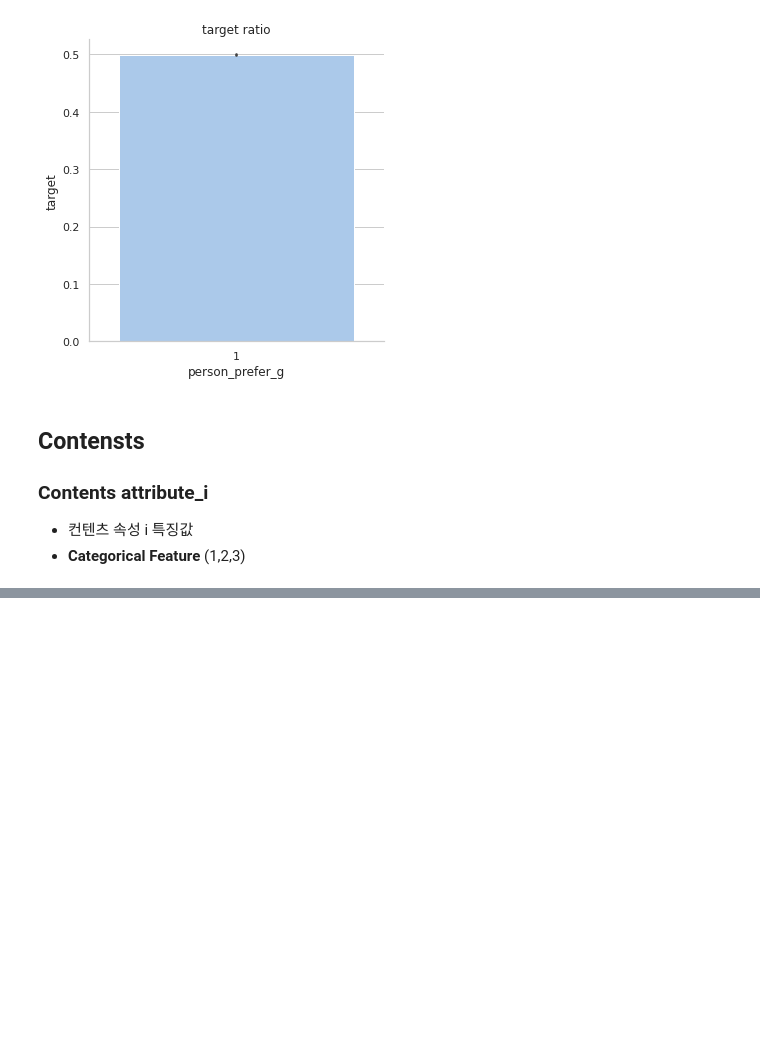
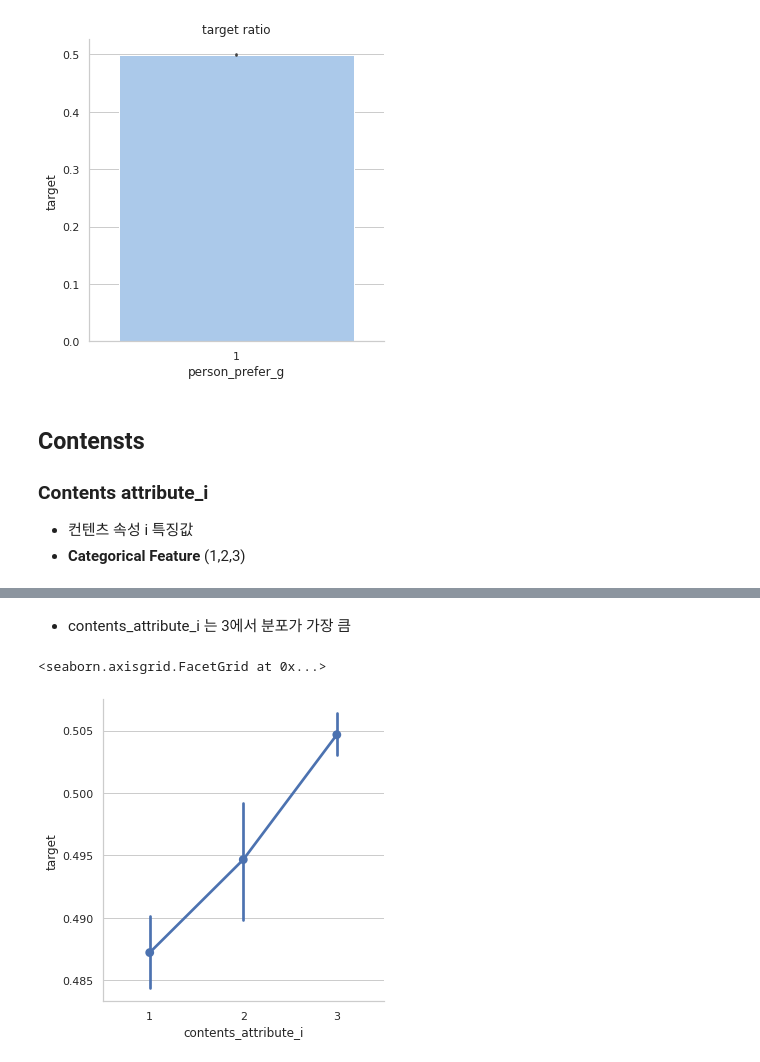
Before and after one commit to doo52oh/Dacon, a Jupyter notebook: 잡케어추천/잡케어추천알고리즘경진대회_EDA_데이터변경.ipynb, the cells around one changed output, grey strips where cells are left out. Drawn from its saved outputs; the diff is of its cells as text; code cells hidden in the pictures; blank space fills up the shorter version.

```diff
--- a/잡케어추천/잡케어추천알고리즘경진대회_EDA_데이터변경.ipynb
+++ b/잡케어추천/잡케어추천알고리즘경진대회_EDA_데이터변경.ipynb
@@ -797,0 +824,7 @@ person_prefer_g :
+# %% [markdown]
+* contents_attribute_i 는 3에서 분포가 가장 큼
+# %%
+sns.catplot(x=x,y=y, kind='point', data= job_data)
+# %% [output]
+<seaborn.axisgrid.FacetGrid at 0x...>
+[figure, added]
```
Also changed, not shown: parts of 16 cells of this notebook.
